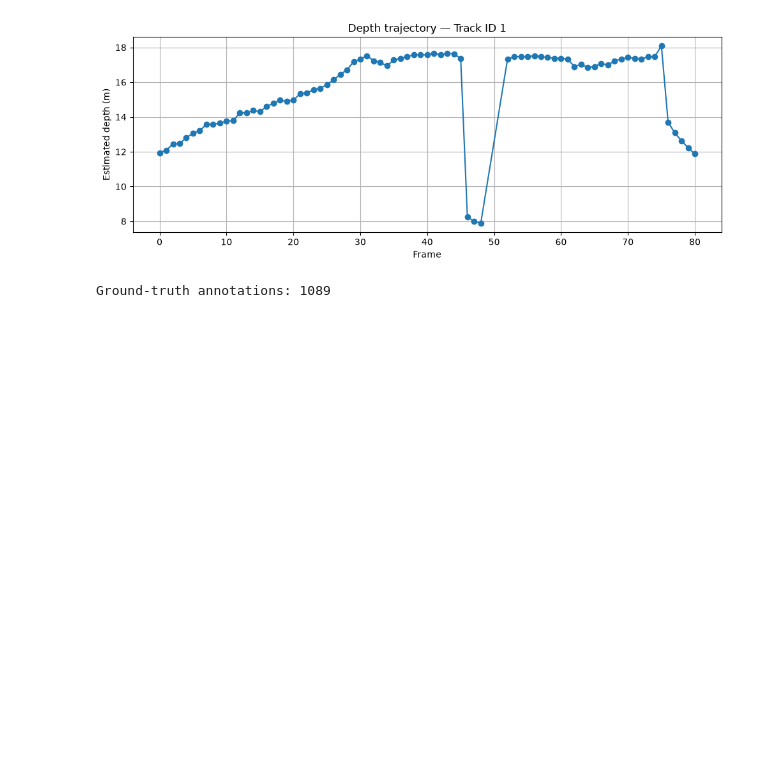
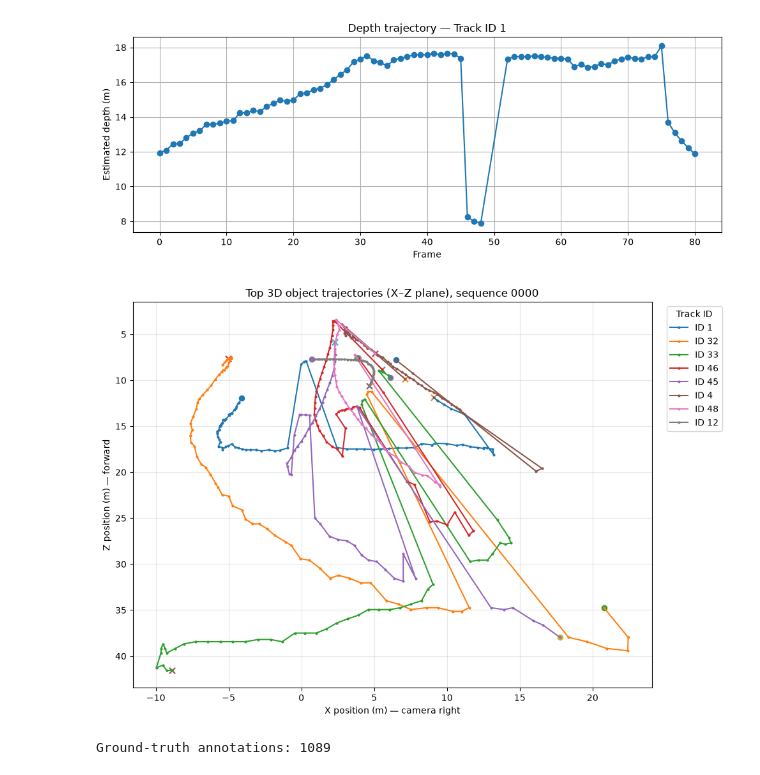
Before and after one commit to ViswaSekar-goat/UltraCNN, a Jupyter notebook: notebooks/05_multi_object_tracking.ipynb, the cells around one changed output. Saved outputs shown, nothing was run; the diff lists cells and outputs as text; code cells hidden in the pictures; blank space fills up the shorter version.

Commit message:
added 3D trajectory visualization and generated sample visualizations

```diff
--- a/notebooks/05_multi_object_tracking.ipynb
+++ b/notebooks/05_multi_object_tracking.ipynb
@@ -1,6 +1,7 @@
 # %%
 from pathlib import Path
 from collections import defaultdict
+import time
 
 import cv2
 import numpy as np
@@ -15,7 +16,7 @@ from ultralytics import YOLO
 PROJECT_ROOT = Path.home() / "UltraCNN"
 TRACKING_ROOT = PROJECT_ROOT / "data" / "kitti" / "tracking"
 
-SEQUENCE_ID = "0000"
+SEQUENCE_ID = "0002"
 CONF_THRESHOLD = 0.25
 IMAGE_SIZE = 640
 
@@ -379,6 +386,42 @@ else:
     print("No tracked objects have valid depth estimates.")
 # %% [output]
 [figure]
+# %%
+valid_3d_tracks = tracking_df.dropna(subset=["track_id", "X", "Z"]).copy()
+
+if valid_3d_tracks.empty:
+    print("No tracks have valid 3D positions.")
+else:
+    top_track_ids = (
+        valid_3d_tracks.groupby("track_id")["frame"]
+        .nunique()
+        .sort_values(ascending=False)
+        .head(8)
+        .index
+    )
+
+    fig, ax = plt.subplots(figsize=(10, 7))
+
+    for track_id in top_track_ids:
+        track = (
+            valid_3d_tracks[valid_3d_tracks["track_id"] == track_id]
+            .sort_values("frame")
+        )
+        ax.plot(track["X"], track["Z"], marker=".", markersize=4,
+                linewidth=1.5, label=f"ID {int(track_id)}")
+        ax.scatter(track["X"].iloc[0], track["Z"].iloc[0], marker="o", s=35)
+        ax.scatter(track["X"].iloc[-1], track["Z"].iloc[-1], marker="x", s=45)
+
+    ax.set_xlabel("X position (m) — camera right")
+    ax.set_ylabel("Z position (m) — forward")
+    ax.set_title(f"Top 3D object trajectories (X–Z plane), sequence {SEQUENCE_ID}")
+    ax.grid(True, alpha=0.3)
+    ax.legend(title="Track ID", bbox_to_anchor=(1.02, 1), loc="upper left")
+    ax.invert_yaxis()
+    plt.tight_layout()
+    plt.show()
+# %% [output]
+[figure, added]
 # %%
 GT_COLUMNS = [
     "frame", "track_id", "class", "truncated", "occluded", "alpha",
```
Also changed, not shown: parts of 3 cells of this notebook, 11 other files.
